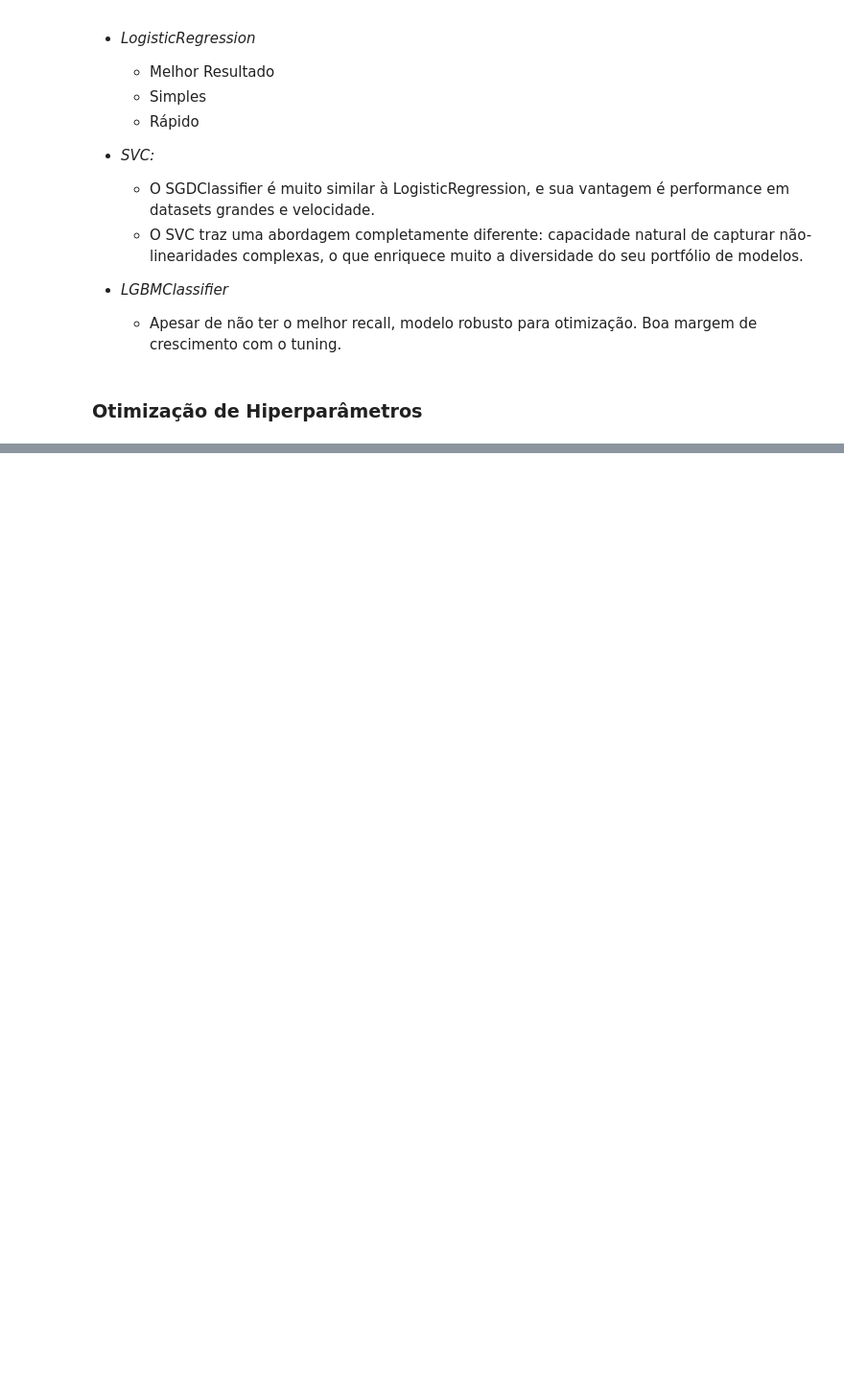
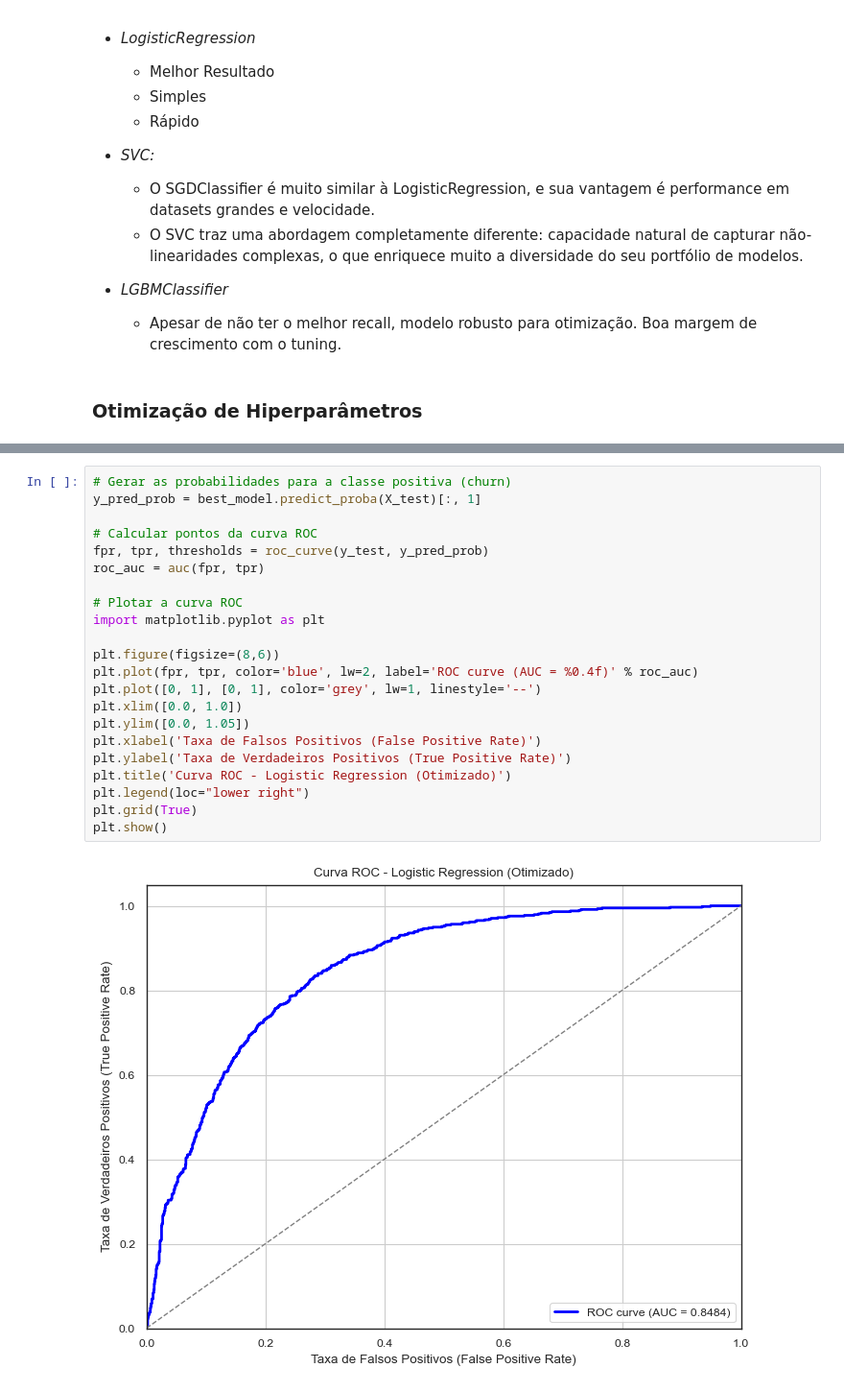
Before and after one commit to marcosilvaa/churn-prediction, a Jupyter notebook: projeto_churn.ipynb, the cells around one changed output, grey strips where cells are left out. Shown: that part at 96% size. Drawn from its saved outputs; the diff is of its cells as text; blank space fills up the shorter version.

```diff
--- a/projeto_churn.ipynb
+++ b/projeto_churn.ipynb
@@ -643,0 +715,24 @@ AUC: 0.7697
+# %%
+# Gerar as probabilidades para a classe positiva (churn)
+y_pred_prob = best_model.predict_proba(X_test)[:, 1]
+
+# Calcular pontos da curva ROC
+fpr, tpr, thresholds = roc_curve(y_test, y_pred_prob)
+roc_auc = auc(fpr, tpr)
+
+# Plotar a curva ROC
+import matplotlib.pyplot as plt
+
+plt.figure(figsize=(8,6))
+plt.plot(fpr, tpr, color='blue', lw=2, label='ROC curve (AUC = %0.4f)' % roc_auc)
+plt.plot([0, 1], [0, 1], color='grey', lw=1, linestyle='--')
+plt.xlim([0.0, 1.0])
+plt.ylim([0.0, 1.05])
+plt.xlabel('Taxa de Falsos Positivos (False Positive Rate)')
+plt.ylabel('Taxa de Verdadeiros Positivos (True Positive Rate)')
+plt.title('Curva ROC - Logistic Regression (Otimizado)')
+plt.legend(loc="lower right")
+plt.grid(True)
+plt.show()
+# %% [output]
+[figure, added]
```
Also changed, not shown: parts of 11 cells of this notebook.
